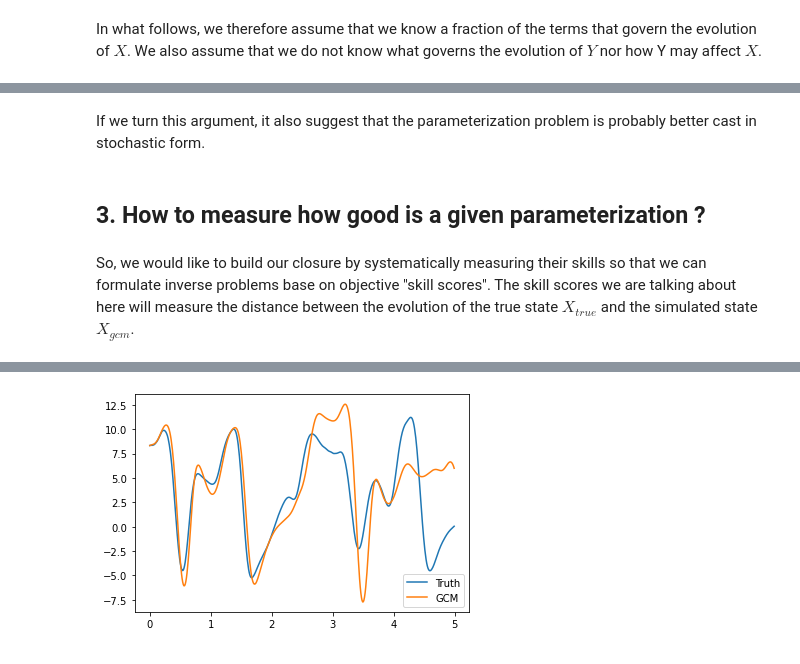
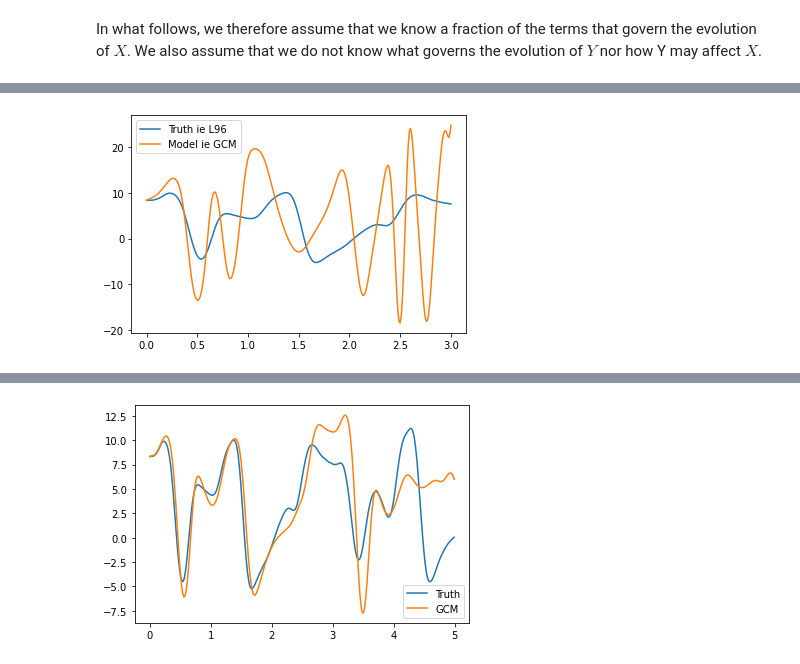
Before and after one commit to m2lines/L96_demo, a Jupyter notebook: gcm-parameterization-problem.ipynb, the cells around one changed output, grey strips where cells are left out. Drawn from its saved outputs; the diff is of its cells as text; code cells hidden in the pictures.

```diff
--- a/gcm-parameterization-problem.ipynb
+++ b/gcm-parameterization-problem.ipynb
@@ -134,6 +33,0 @@ From this experiment, we can conclude that there is a horizon after which pointw
-# %% [markdown]
-If we turn this argument, it also suggest that the parameterization problem is probably better cast in stochastic form.
-# %% [markdown]
-## 3. How to measure how good is a given parameterization ?
-# %% [markdown]
-So, we would like to build our closure by systematically measuring their skills so that we can formulate inverse problems base on objective "skill scores". The skill scores we are talking about here will measure the distance between  the evolution of the true state $X_{true}$ and the simulated state $X_{gcm}$.
@@ -139,0 +49,9 @@ So, we would like to build our closure by systematically measuring their skills
+# %%
+# ... and compare to the real world with the same time interval as "dt" used by the model
+Xtrue,_,_ = W.run(dt, T)
+
+plt.plot(t, Xtrue[:,4], label='Truth ie L96');
+plt.plot(t, X[:,4], label='Model ie GCM');
+plt.legend();
+# %% [output]
+[figure, added]
```
Also changed, not shown: parts of 54 cells of this notebook.
